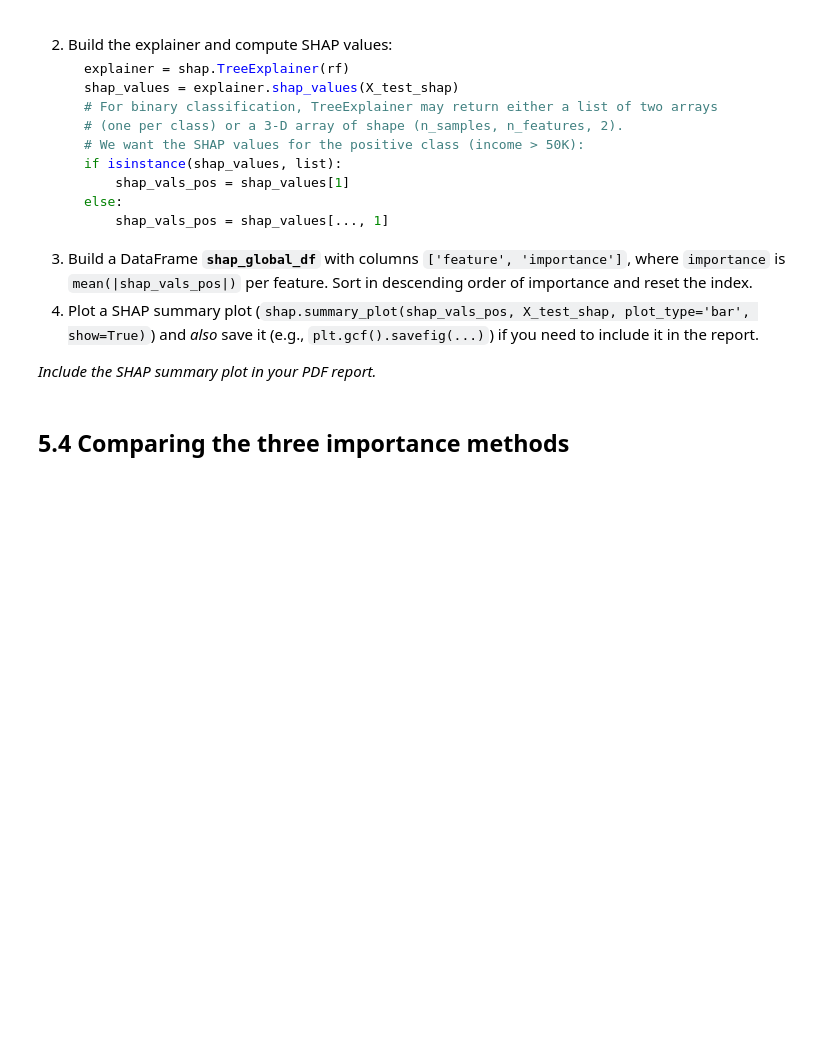
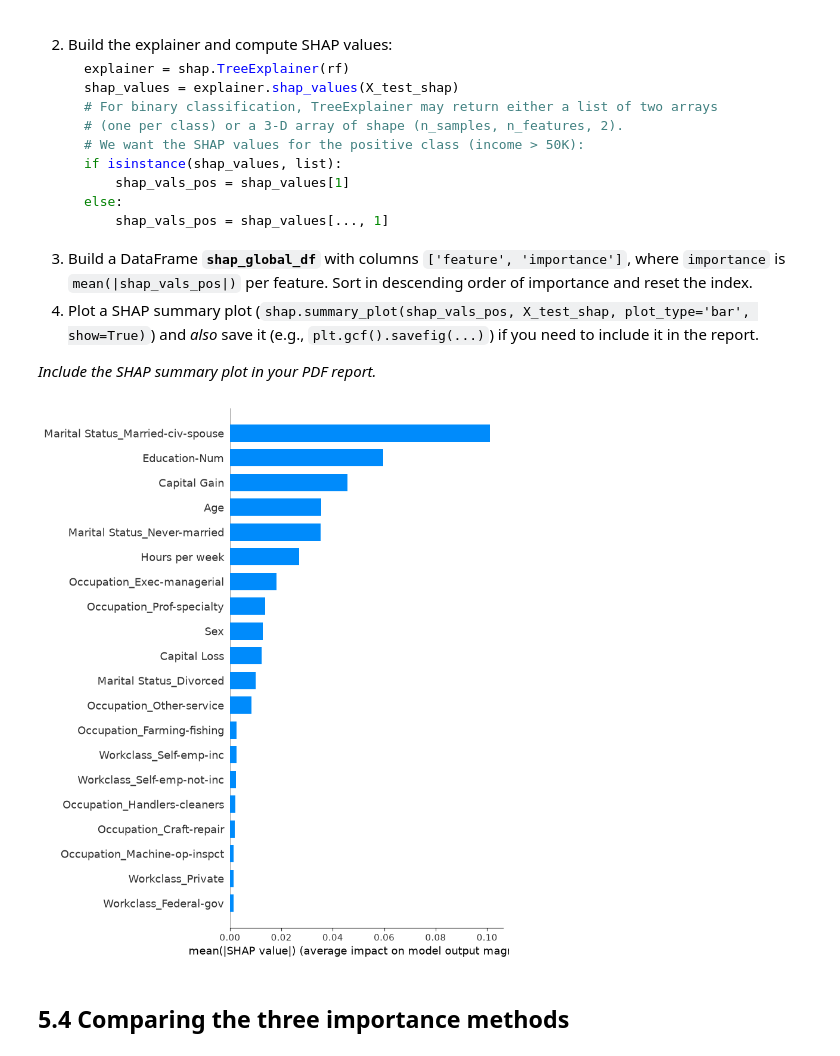
Before and after one commit to InbarKedem/privacy-hw2, a Jupyter notebook: HW2_2026.ipynb, the cells around one changed output. Saved outputs shown, nothing was run; the diff lists cells and outputs as text; code cells hidden in the pictures; blank space fills up the shorter version.

```diff
--- a/HW2_2026.ipynb
+++ b/HW2_2026.ipynb
@@ -953,6 +993,30 @@ Build a DataFrame **`perm_importance_df`** with columns `['feature', 'importance
 *Include the SHAP summary plot in your PDF report.*
 # %%
 # -----> Write your code here <-----
+import shap
+
+shap_sample_idx = np.random.RandomState(RANDOM_STATE).choice(len(X_test), size=500, replace=False)
+X_test_shap = X_test.iloc[shap_sample_idx]
+
+explainer = shap.TreeExplainer(rf)
+shap_values = explainer.shap_values(X_test_shap)
+
+if isinstance(shap_values, list):
+    shap_vals_pos = shap_values[1]
+else:
+    shap_vals_pos = shap_values[..., 1]
+
+shap_global_df = pd.DataFrame({
+    'feature': X_test_shap.columns,
+    'importance': np.mean(np.abs(shap_vals_pos), axis=0)
+}).sort_values(by='importance', ascending=False).reset_index(drop=True)
+
+# Plot and save
+shap.summary_plot(shap_vals_pos, X_test_shap, plot_type='bar', show=False)
+plt.savefig('shap_summary_plot.png', bbox_inches='tight')
+plt.show()
+# %% [output]
+[figure, added]
 # %% [markdown]
 ## 5.4 Comparing the three importance methods
 # %% [markdown]
```
Also changed, not shown: parts of 5 cells of this notebook.
